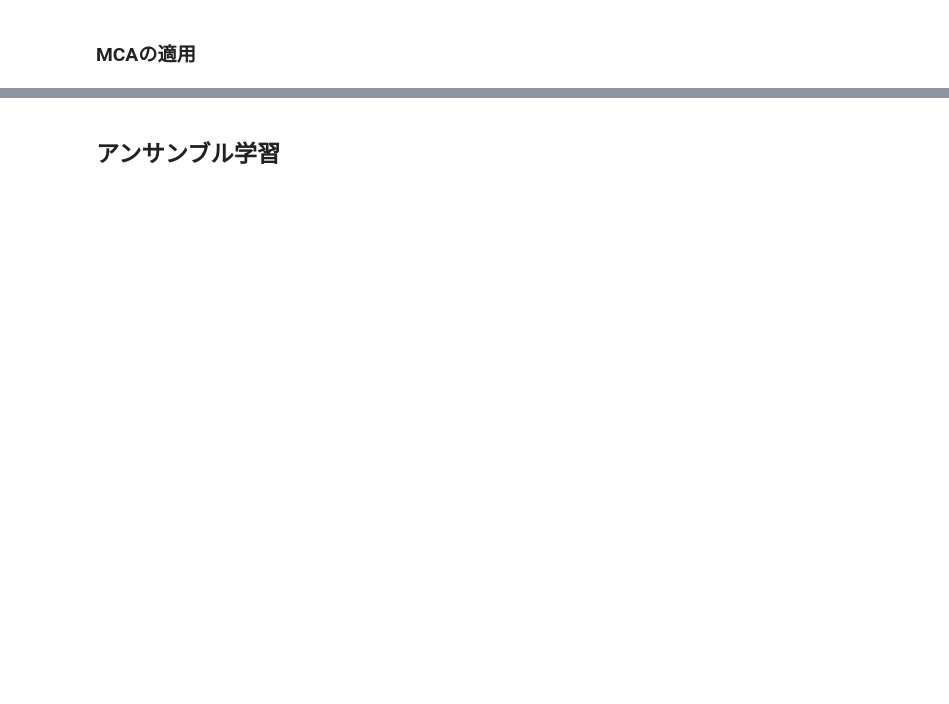
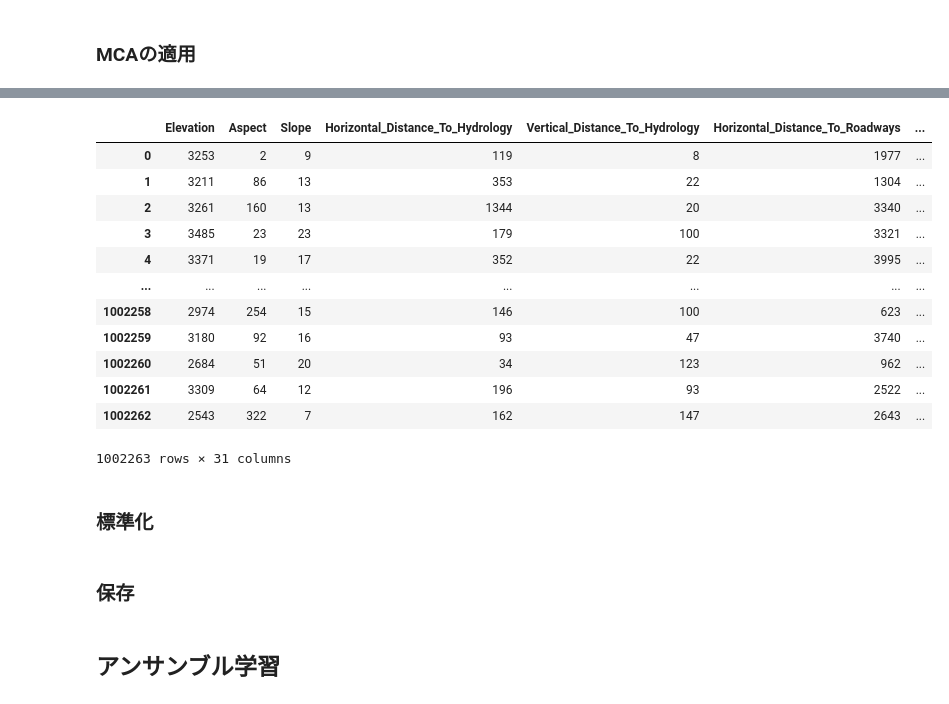
Before and after one commit to rrrrind/kaggle, a Jupyter notebook: workspace/Tabular_Playground_Series_Dec_2021/main.ipynb, the cells around one changed output, grey strips where cells are left out. Saved outputs shown, nothing was run; the diff lists cells and outputs as text; code cells hidden in the pictures; blank space fills up the shorter version.

```diff
--- a/workspace/Tabular_Playground_Series_Dec_2021/main.ipynb
+++ b/workspace/Tabular_Playground_Series_Dec_2021/main.ipynb
@@ -282,0 +327,23 @@ mca_result = mca_output.groupby("ID").mean()
+# %%
+# 結合
+org_items = pd.concat([train_ds.iloc[:,:10],test_data.iloc[:,:10]]).reset_index(drop=True)
+pca_items = pd.DataFrame(pca_result)
+
+pca_data = pd.concat([org_items, pca_items], axis=1)
+pca_data
+# %% [output]
+|  | Elevation | Aspect | Slope | Horizontal_Distance_To_Hydrology | Vertical_Distance_To_Hydrology | Horizontal_Distance_To_Roadways | ... |
+| 0 | 3253 | 2 | 9 | 119 | 8 | 1977 | ... |
+| 1 | 3211 | 86 | 13 | 353 | 22 | 1304 | ... |
+| 2 | 3261 | 160 | 13 | 1344 | 20 | 3340 | ... |
+| 3 | 3485 | 23 | 23 | 179 | 100 | 3321 | ... |
+| 4 | 3371 | 19 | 17 | 352 | 22 | 3995 | ... |
+| ... | ... | ... | ... | ... | ... | ... | ... |
+| 1002258 | 2974 | 254 | 15 | 146 | 100 | 623 | ... |
+| 1002259 | 3180 | 92 | 16 | 93 | 47 | 3740 | ... |
+| 1002260 | 2684 | 51 | 20 | 34 | 123 | 962 | ... |
+| 1002261 | 3309 | 64 | 12 | 196 | 93 | 2522 | ... |
+| 1002262 | 2543 | 322 | 7 | 162 | 147 | 2643 | ... |
+1002263 rows × 31 columns
+# %% [markdown]
+### 標準化
@@ -282,0 +354,2 @@ mca_result = mca_output.groupby("ID").mean()
+# %% [markdown]
+### 保存
```
Also changed, not shown: parts of 15 cells of this notebook.
